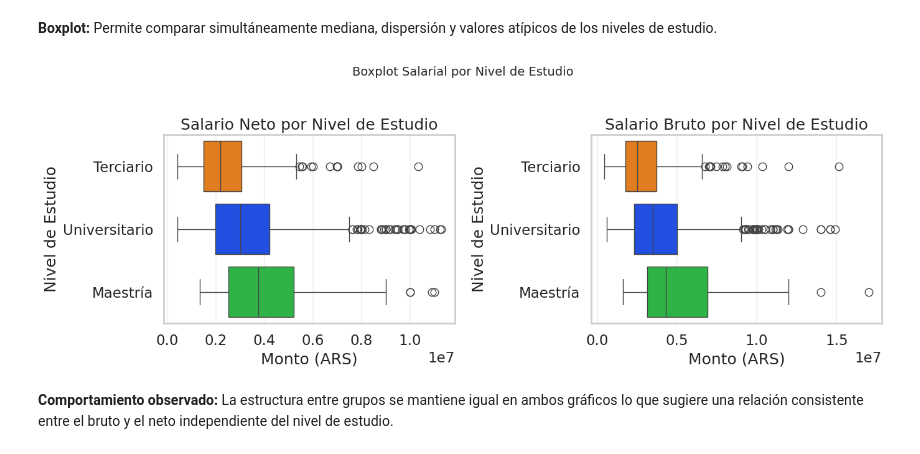
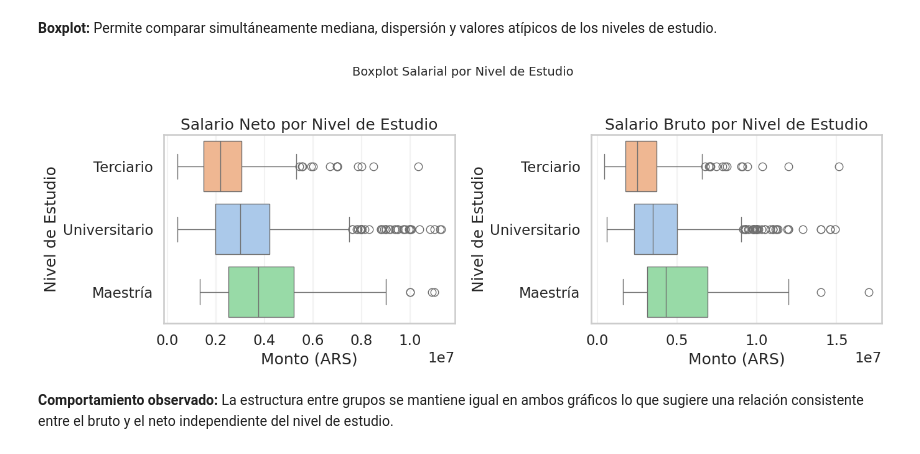
Before and after one commit to sgruyzcki/DiploDatos2026, a Jupyter notebook: Entregable_Parte_1_Grupo_3.ipynb, the cells around one changed output. Saved outputs shown, nothing was run; the diff lists cells and outputs as text; code cells hidden in the pictures.

```diff
--- a/Entregable_Parte_1_Grupo_3.ipynb
+++ b/Entregable_Parte_1_Grupo_3.ipynb
@@ -774,25 +774,25 @@ En cuanto al nivel de estudio, los puntos Universitario dominan el gráfico por
 # %%
 #Visualización 3
 fig, axes = plt.subplots(1, 2, figsize=(14, 5))
 plt.suptitle('Boxplot Salarial por Nivel de Estudio', fontsize=14, y=1.02)
 
 for i, col in enumerate(['Salario Neto', 'Salario Bruto']):
     orden = (df_plot.groupby('profile_studies_level')[col].median()
                     .sort_values(ascending=True).index)
 
     sns.boxplot(data=df_plot, y='profile_studies_level', x=col,
                 hue='profile_studies_level', legend=False,
-                palette='bright', ax=axes[i], order=orden)
+                palette='pastel', ax=axes[i], order=orden)
 
     axes[i].ticklabel_format(style='sci', axis='x', scilimits=(0, 0))
     axes[i].set_title(f'{col} por Nivel de Estudio')
     axes[i].set_ylabel('Nivel de Estudio')
     axes[i].set_xlabel('Monto (ARS)')
 
 plt.tight_layout()
 plt.show()
 # %% [output]
-[figure, old version]
+[figure, new version]
 # %% [markdown]
 **Comportamiento observado:**
 La estructura entre grupos se mantiene igual en ambos gráficos lo que sugiere una relación consistente entre el bruto y el neto independiente del nivel de estudio.
```
Also changed, not shown: parts of 19 cells of this notebook.
